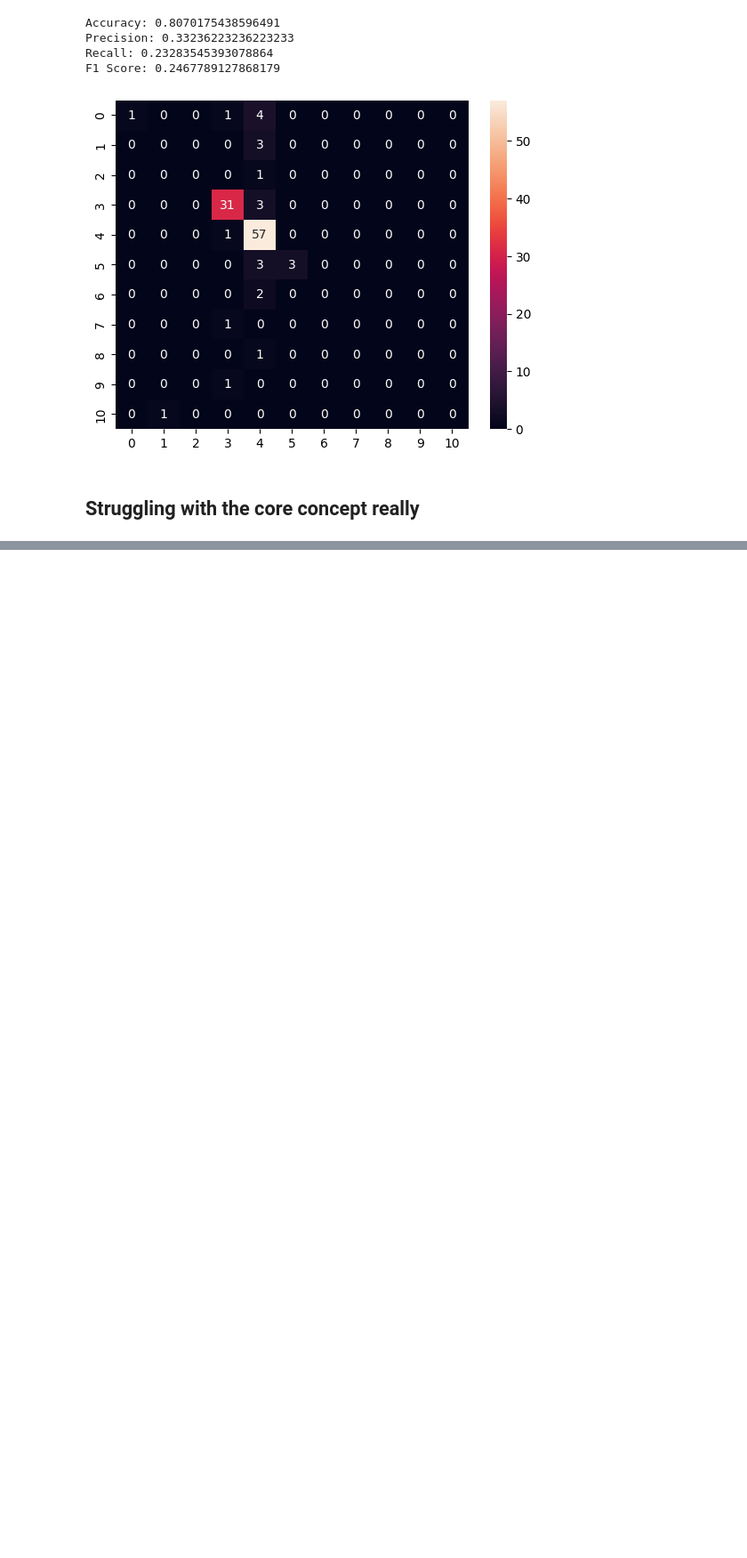
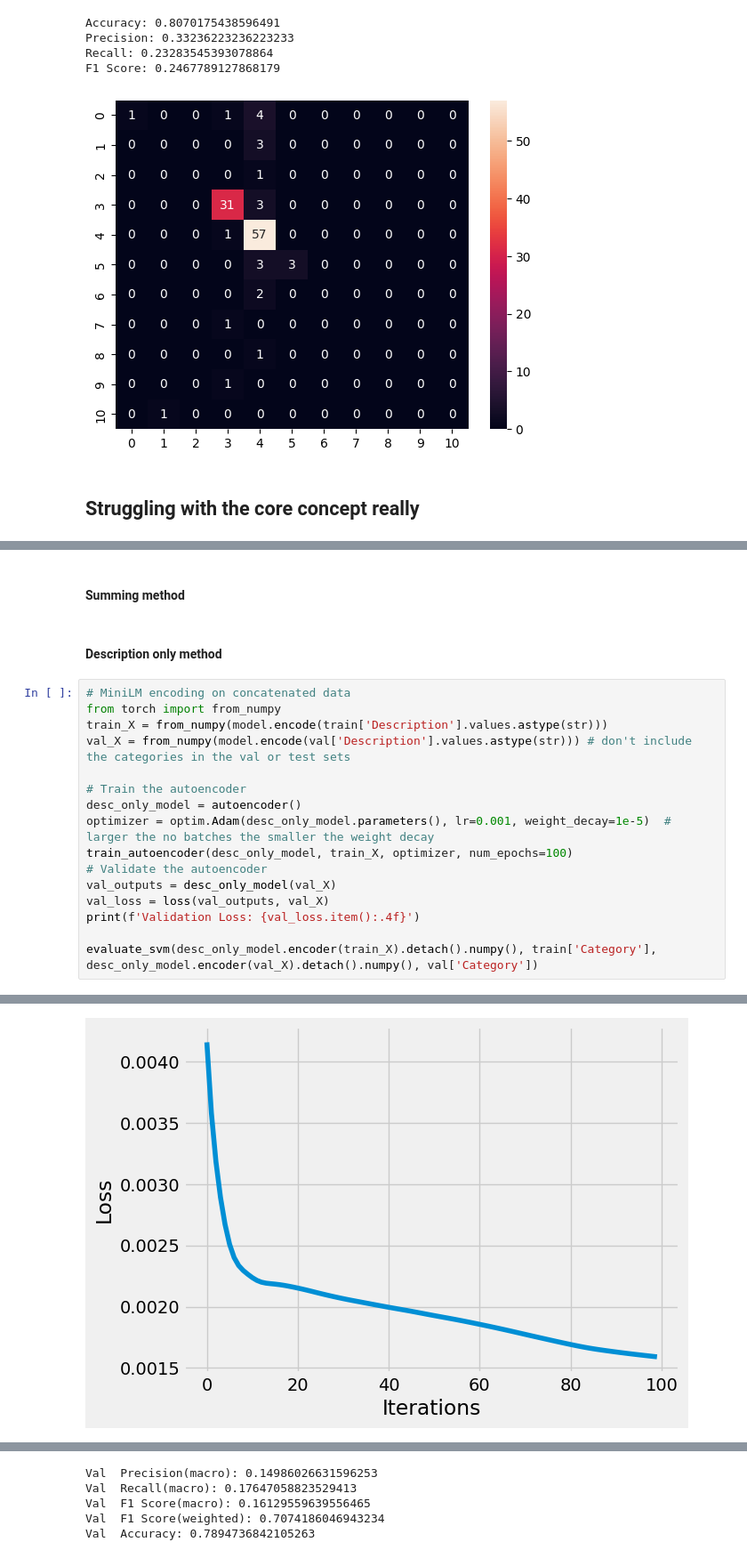
Before and after one commit to Jamessmith9956/CategoryPrediction, a Jupyter notebook: CategoryPrediction.ipynb, the cells around one changed output, grey strips where cells are left out. Shown: that part at 89% size. Saved outputs shown, nothing was run; the diff lists cells and outputs as text; blank space fills up the shorter version.

```diff
--- a/CategoryPrediction.ipynb
+++ b/CategoryPrediction.ipynb
@@ -568,0 +739,21 @@ F1 Score: 0.2467789127868179
+# %% [markdown]
+#### Summing method
+# %% [markdown]
+#### Description only method
+# %%
+# MiniLM encoding on concatenated data
+from torch import from_numpy
+train_X = from_numpy(model.encode(train['Description'].values.astype(str)))
+val_X = from_numpy(model.encode(val['Description'].values.astype(str))) # don't include the categories in the val or test sets
+
+# Train the autoencoder
+desc_only_model = autoencoder()
+optimizer = optim.Adam(desc_only_model.parameters(), lr=0.001, weight_decay=1e-5)  # larger the no batches the smaller the weight decay
+train_autoencoder(desc_only_model, train_X, optimizer, num_epochs=100)
+# Validate the autoencoder
+val_outputs = desc_only_model(val_X)
+val_loss = loss(val_outputs, val_X)
+print(f'Validation Loss: {val_loss.item():.4f}')
+
+evaluate_svm(desc_only_model.encoder(train_X).detach().numpy(), train['Category'], desc_only_model.encoder(val_X).detach().numpy(), val['Category'])
+# %% [output]
@@ -568,0 +776 @@ F1 Score: 0.2467789127868179
+[figure, added]
@@ -568,0 +778,5 @@ F1 Score: 0.2467789127868179
+Val  Precision(macro): 0.14986026631596253
+Val  Recall(macro): 0.17647058823529413
+Val  F1 Score(macro): 0.16129559639556465
+Val  F1 Score(weighted): 0.7074186046943234
+Val  Accuracy: 0.7894736842105263
```
Also changed, not shown: parts of 14 cells of this notebook, 1 other file.
